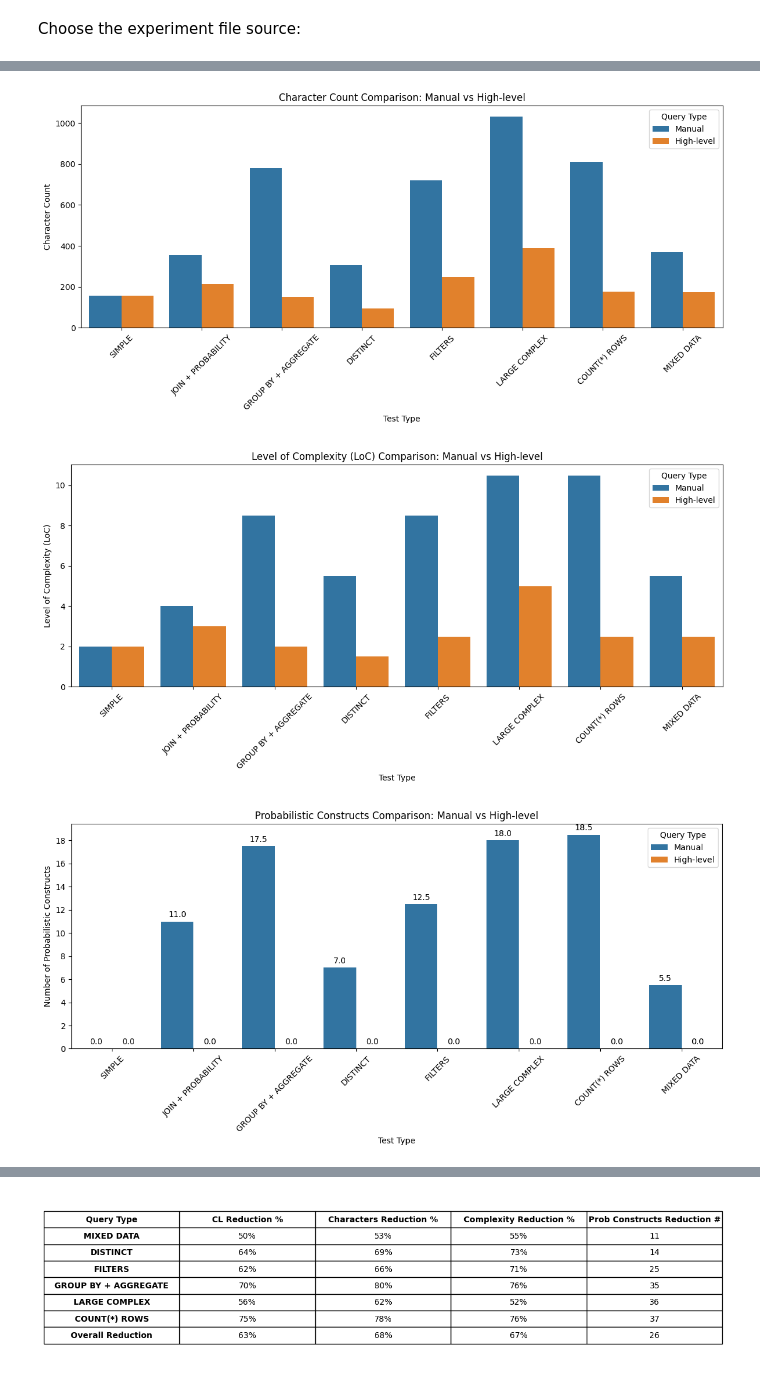
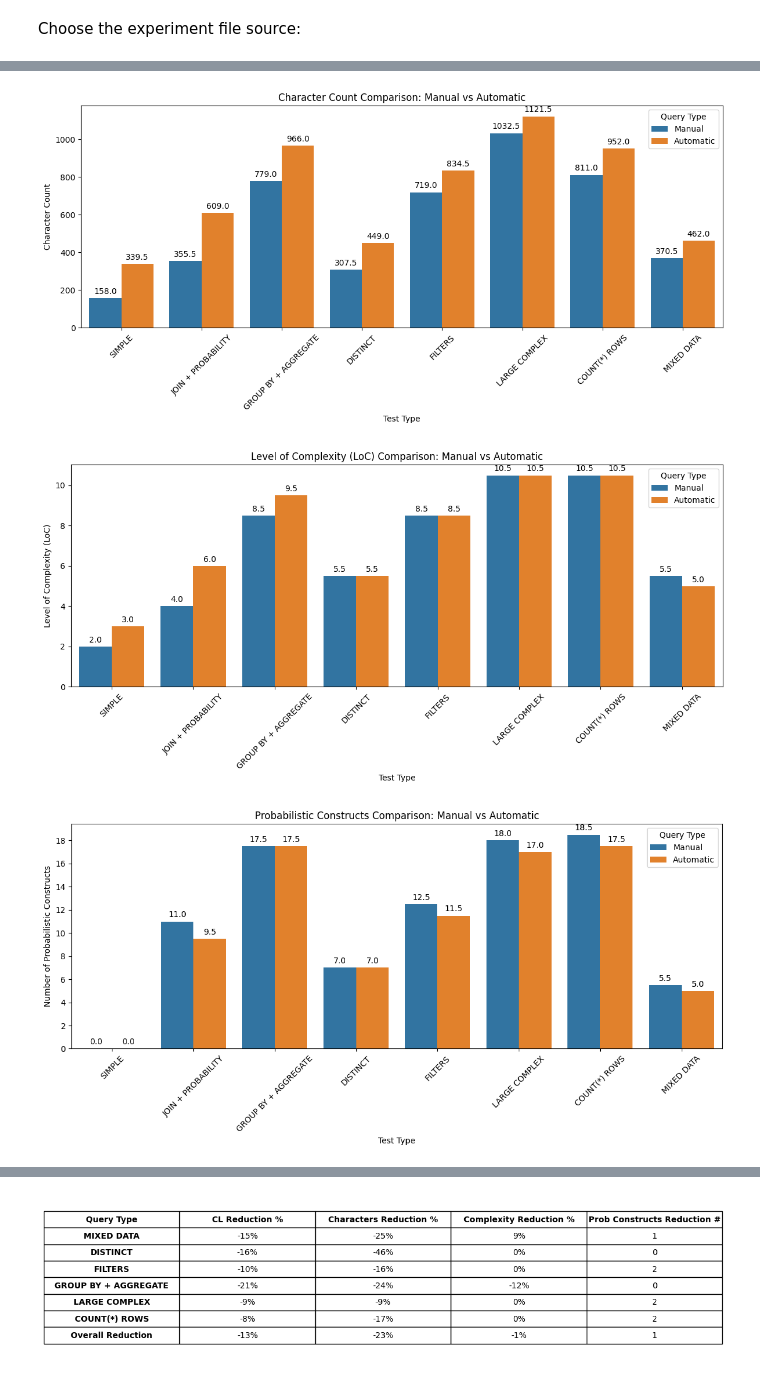
Before and after one commit to DemirevMartin/DuoSQL, a Jupyter notebook: experiment_results/experiment_visualizer.ipynb, the cells around one changed output, grey strips where cells are left out. Cells and saved outputs as stored; diff of their text form; code cells hidden in the pictures.

Commit message:
Add captions to all bar charts

```diff
--- a/experiment_results/experiment_visualizer.ipynb
+++ b/experiment_results/experiment_visualizer.ipynb
@@ -8,8 +8,8 @@ from decimal import Decimal, ROUND_HALF_UP
 # %% [markdown]
 Choose the experiment file source:
 # %%
-# experiment = "manual_vs_auto.xlsx"
-experiment = "manual_vs_high-level.xlsx"
+experiment = "manual_vs_auto.xlsx"
+# experiment = "manual_vs_high-level.xlsx"
 df = pd.read_excel(experiment)
 # %%
 df.columns = [col.strip() for col in df.columns]
@@ -26,32 +26,38 @@ df["Query Type"] = [
     for i in range(len(df))
 ]
 
-
-# Save the diagrams in a folder. Create the directory if it doesn't exist
+# Create the directory if it doesn't exist
 os.makedirs(f"{odd_query_type}_vs_{even_query_type}_diagrams", exist_ok=True)
 
 
 # Plot 1: CL comparison
 plt.figure(figsize=(12, 6))
-sns.barplot(data=df, x="Test Type", y="Code Lines (CL)", hue="Query Type", errorbar=None)
+ax = sns.barplot(data=df, x="Test Type", y="Code Lines (CL)", hue="Query Type", errorbar=None)
 plt.title(f"Code Lines (CL) Comparison: {odd_query_type} vs {even_query_type}")
 plt.ylabel("Code Lines (CL)")
 plt.xticks(rotation=45)
 plt.legend(title="Query Type")
 plt.tight_layout()
+ax = plt.gca()
+for container in ax.containers:
+    ax.bar_label(container, fmt='%.1f', padding=3)
+
 plt.savefig(f"{odd_query_type}_vs_{even_query_type}_diagrams/{odd_query_type}_vs_{even_query_type}_cl_comparison.png", bbox_inches='tight')
 plt.show()
 plt.close()
 
 # Plot 2: Character Count Comparison
 plt.figure(figsize=(12, 6))
-sns.barplot(data=df, x="Test Type", y="Characters", hue="Query Type", errorbar=None)
+ax = sns.barplot(data=df, x="Test Type", y="Characters", hue="Query Type", errorbar=None)
 plt.title(f"Character Count Comparison: {odd_query_type} vs {even_query_type}")
 plt.ylabel("Character Count")
 plt.xticks(rotation=45)
 plt.legend(title="Query Type")
 plt.tight_layout()
 ax = plt.gca()
+for container in ax.containers:
+    ax.bar_label(container, fmt='%.1f', padding=3)
+
 plt.savefig(f"{odd_query_type}_vs_{even_query_type}_diagrams/{odd_query_type}_vs_{even_query_type}_character_count_comparison.png", bbox_inches='tight')
 plt.show()
 plt.close()
@@ -59,12 +65,16 @@ plt.close()
 
 # Plot 3: Level of Complexity (LoC) Comparison
 plt.figure(figsize=(12, 6))
-sns.barplot(data=df, x="Test Type", y="Level of Complexity (LoC)", hue="Query Type", errorbar=None)
+ax = sns.barplot(data=df, x="Test Type", y="Level of Complexity (LoC)", hue="Query Type", errorbar=None)
 plt.title(f"Level of Complexity (LoC) Comparison: {odd_query_type} vs {even_query_type}")
 plt.ylabel("Level of Complexity (LoC)")
 plt.xticks(rotation=45)
 plt.legend(title="Query Type")
 plt.tight_layout()
+ax = plt.gca()
+for container in ax.containers:
+    ax.bar_label(container, fmt='%.1f', padding=3)
+
 plt.savefig(f"{odd_query_type}_vs_{even_query_type}_diagrams/{odd_query_type}_vs_{even_query_type}_loc_comparison.png", bbox_inches='tight')
 plt.show()
 plt.close()
@@ -95,6 +105,6 @@ plt.close()
-[figure, old version]
+[figure, new version]
-[figure, old version]
+[figure, new version]
-[figure, old version]
+[figure, new version]
 # %%
 odd_rows = df[df["Query Type"] == odd_query_type].copy().reset_index(drop=True)
 even_rows = df[df["Query Type"] == even_query_type].copy().reset_index(drop=True)
```
Also changed, not shown: parts of 2 cells of this notebook, 8 other files.
